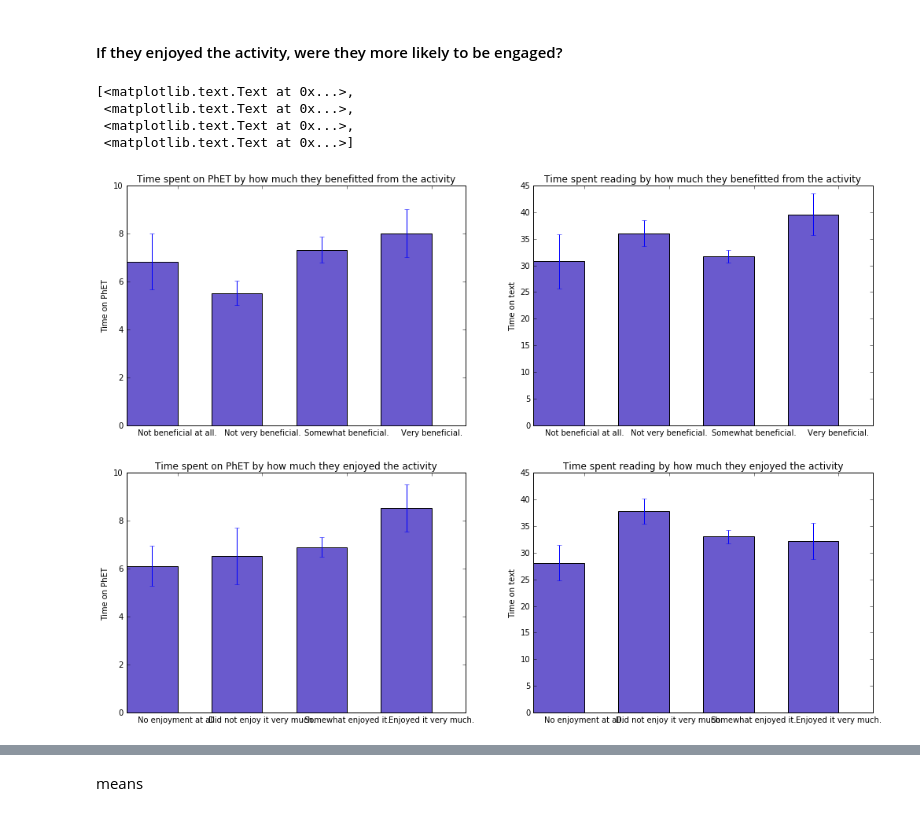
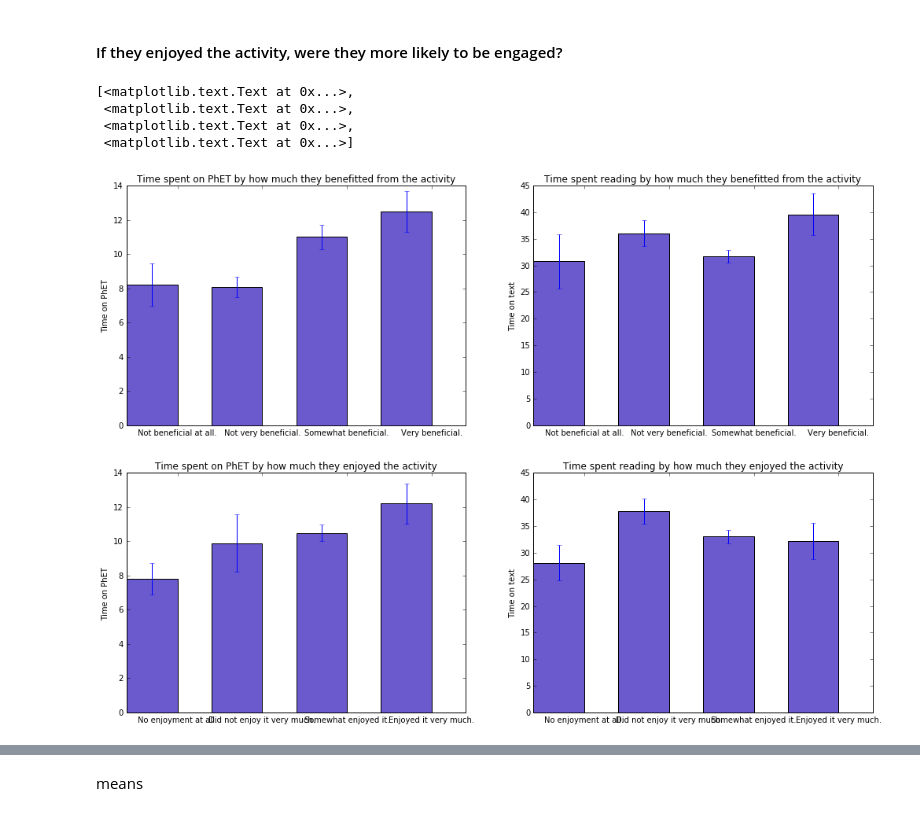
Before and after one commit to sperez8/Phet-log-analyzer, a Jupyter notebook: prereading/storyline_prereading.ipynb, the cells around one changed output, grey strips where cells are left out. Drawn from its saved outputs; the diff is of its cells as text; code cells hidden in the pictures.

Commit message:
Cleaned data and plots

```diff
--- a/prereading/storyline_prereading.ipynb
+++ b/prereading/storyline_prereading.ipynb
@@ -183,6 +183,6 @@ df = df[(df['Reading group']!='1') | (df['Topic']!='Masses') | (df['Treatment']!
 # %%
 df2 = df.dropna()
 df_score = df[['Prescore','Postscore','Topic','Clickerscore','Treatment']].dropna()
-df_time = df[['Time on PhET','Time on text','Topic','Treatment','Encountered','Postattitude - enjoyed','Postattitude - benefitted']].dropna()
-df2.shape, df.shape, df_score.shape, df_time.shape, df_att.shape
+df_time = df[['Time on PhET','Time on text','Topic','Treatment','Encountered','Postattitude - enjoyed','Postattitude - benefitted','Benefitted','Enjoyed']].dropna()
+df2.shape, df.shape, df_score.shape, df_time.shape
 # %% [output]
@@ -303,0 +304,3 @@ df_time.describe()
+# %%
+df_time2 = df_time[df_time['Treatment']!='TextOnly']
+df_time2['Time on PhET'].describe()
@@ -477,8 +490,8 @@ options = ['Not beneficial at all.','Not very beneficial.','Somewhat beneficial.
 N = len(options)
 
 ax = axs[0][0]
-means = [np.mean(df_time[df_time['Postattitude - benefitted']==option]['Time on PhET']) for option in options]
-stdes = [scipy.stats.sem(df_time[df_time['Postattitude - benefitted']==option]['Time on PhET']) for option in options]
+means = [np.mean(df_time2[df_time2['Postattitude - benefitted']==option]['Time on PhET']) for option in options]
+stdes = [scipy.stats.sem(df_time2[df_time2['Postattitude - benefitted']==option]['Time on PhET']) for option in options]
 ax.bar(np.arange(N), means, 0.6, color='slateblue', yerr=stdes)
 # add some text for labels, title and axes ticks
 ax.set_ylabel('Time on PhET')
@@ -494,33 +507,33 @@ ax.bar(np.arange(N), means, 0.6, color='slateblue', yerr=stdes)
 ax.set_ylabel('Time on text')
 ax.set_title('Time spent reading by how much they benefitted from the activity')
 ax.set_xticks(np.arange(N)+0.6)
 ax.set_xticklabels(options)
 
 options = ['No enjoyment at all.','Did not enjoy it very much.','Somewhat enjoyed it.','Enjoyed it very much.']
 N = len(options)
 
 ax = axs[1][0]
-means = [np.mean(df_time[df_time['Postattitude - enjoyed']==option]['Time on PhET']) for option in options]
-stdes = [scipy.stats.sem(df_time[df_time['Postattitude - enjoyed']==option]['Time on PhET']) for option in options]
+means = [np.mean(df_time2[df_time2['Postattitude - enjoyed']==option]['Time on PhET']) for option in options]
+stdes = [scipy.stats.sem(df_time2[df_time2['Postattitude - enjoyed']==option]['Time on PhET']) for option in options]
 ax.bar(np.arange(N), means, 0.6, color='slateblue', yerr=stdes)
 # add some text for labels, title and axes ticks
 ax.set_ylabel('Time on PhET')
 ax.set_title('Time spent on PhET by how much they enjoyed the activity')
 ax.set_xticks(np.arange(N)+0.6)
 ax.set_xticklabels(options)
 
 ax = axs[1][1]
 means = [np.mean(df_time[df_time['Postattitude - enjoyed']==option]['Time on text']) for option in options]
 stdes = [scipy.stats.sem(df_time[df_time['Postattitude - enjoyed']==option]['Time on text']) for option in options]
 ax.bar(np.arange(N), means, 0.6, color='slateblue', yerr=stdes)
 # add some text for labels, title and axes ticks
 ax.set_ylabel('Time on text')
 ax.set_title('Time spent reading by how much they enjoyed the activity')
 ax.set_xticks(np.arange(N)+0.6)
 ax.set_xticklabels(options)
 # %% [output]
 [<matplotlib.text.Text at 0x...>,
  <matplotlib.text.Text at 0x...>,
  <matplotlib.text.Text at 0x...>,
  <matplotlib.text.Text at 0x...>]
-[figure, old version]
+[figure, new version]
```
Also changed, not shown: parts of 12 cells of this notebook.
